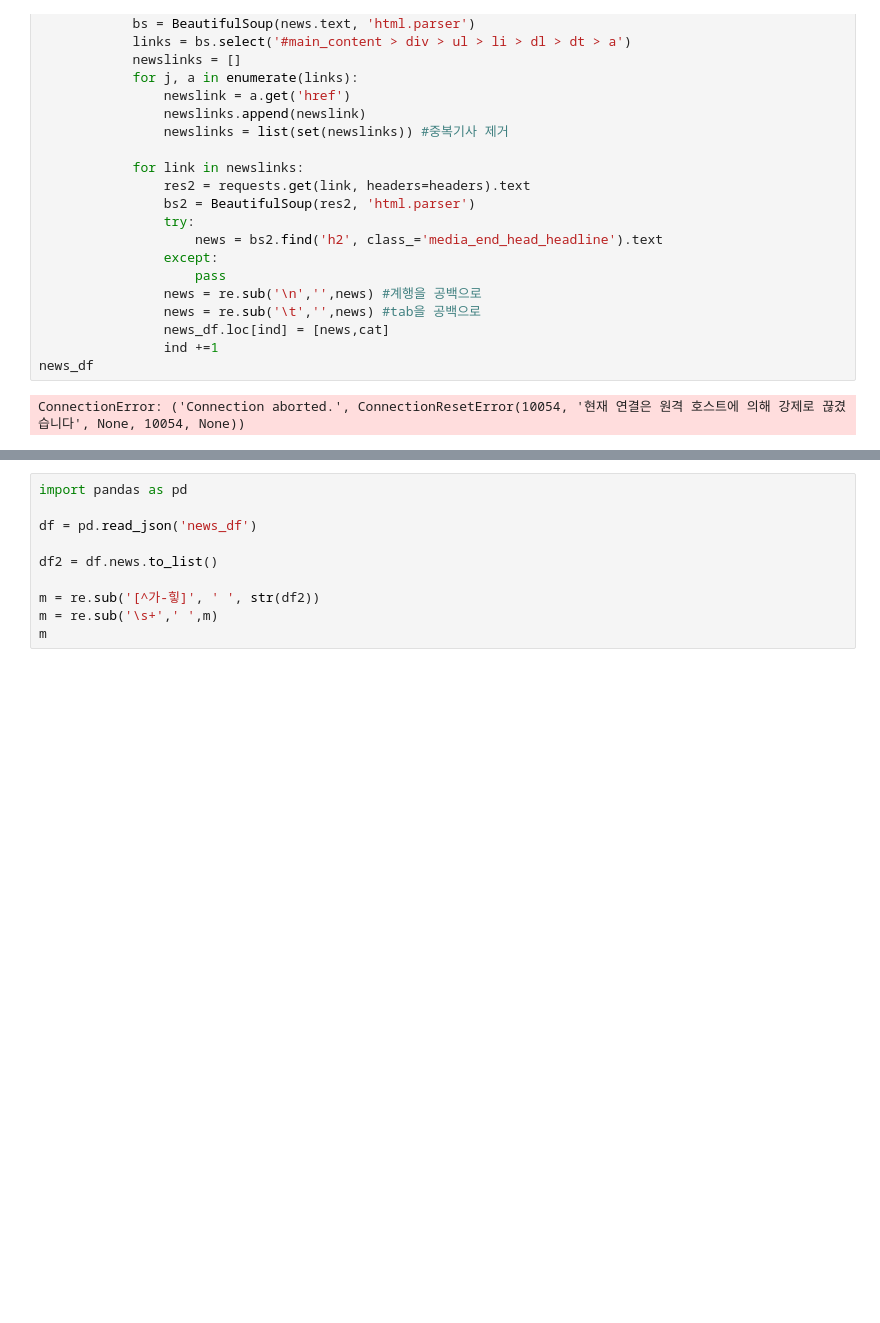
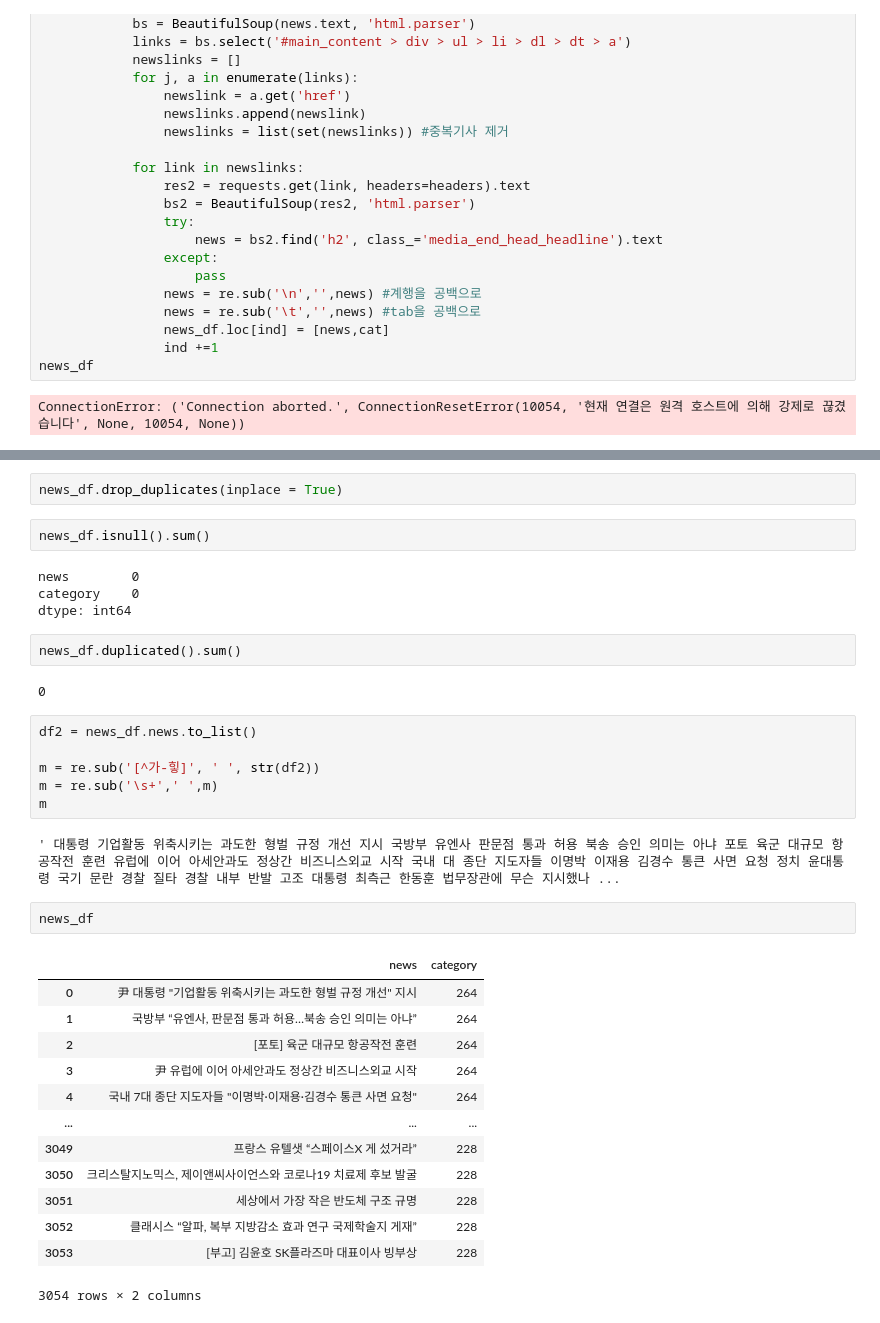
Before and after one commit to Toddbear20/Toddbear20, a Jupyter notebook: m2_분석라이브러리활용/crawling/web_crawling_2.ipynb, the cells around one changed output, grey strips where cells are left out. Drawn from its saved outputs; the diff is of its cells as text; blank space fills up the shorter version.

```diff
--- a/m2_분석라이브러리활용/crawling/web_crawling_2.ipynb
+++ b/m2_분석라이브러리활용/crawling/web_crawling_2.ipynb
@@ -1235,10 +1239,36 @@ https://news.naver.com/main/list.naver?mode=LS2D&sid2=228&sid1=105&mid=shm&date=
+# %%
+news_df.drop_duplicates(inplace = True)
+# %%
+news_df.isnull().sum()
+# %% [output]
+news        0
+category    0
+dtype: int64
+# %%
+news_df.duplicated().sum()
+# %% [output]
+0
 # %%
-import pandas as pd
-
-df = pd.read_json('news_df')
-
-df2 = df.news.to_list()
+df2 = news_df.news.to_list()
 
 m = re.sub('[^가-힣]', ' ', str(df2))
 m = re.sub('\s+',' ',m)
 m
+# %% [output]
+' 대통령 기업활동 위축시키는 과도한 형벌 규정 개선 지시 국방부 유엔사 판문점 통과 허용 북송 승인 의미는 아냐 포토 육군 대규모 항공작전 훈련 유럽에 이어 아세안과도 정상간 비즈니스외교 시작 국내 대 종단 지도자들 이명박 이재용 김경수 통큰 사면 요청 정치 윤대통령 국기 문란 경찰 질타 경찰 내부 반발 고조 대통령 최측근 한동훈 법무장관에 무슨 지시했나 ...
+# %%
+news_df
+# %% [output]
+|  | news | category |
+| 0 | 尹 대통령 "기업활동 위축시키는 과도한 형벌 규정 개선" 지시 | 264 |
+| 1 | 국방부 “유엔사, 판문점 통과 허용…북송 승인 의미는 아냐” | 264 |
+| 2 | [포토] 육군 대규모 항공작전 훈련 | 264 |
+| 3 | 尹 유럽에 이어 아세안과도 정상간 비즈니스외교 시작 | 264 |
+| 4 | 국내 7대 종단 지도자들 "이명박·이재용·김경수 통큰 사면 요청" | 264 |
+| ... | ... | ... |
+| 3049 | 프랑스 유텔샛 “스페이스X 게 섰거라” | 228 |
+| 3050 | 크리스탈지노믹스, 제이앤씨사이언스와 코로나19 치료제 후보 발굴 | 228 |
+| 3051 | 세상에서 가장 작은 반도체 구조 규명 | 228 |
+| 3052 | 클래시스 “알파, 복부 지방감소 효과 연구 국제학술지 게재” | 228 |
+| 3053 | [부고] 김윤호 SK플라즈마 대표이사 빙부상 | 228 |
+3054 rows × 2 columns
```
Also changed, not shown: parts of 32 cells of this notebook, 3 other files.
